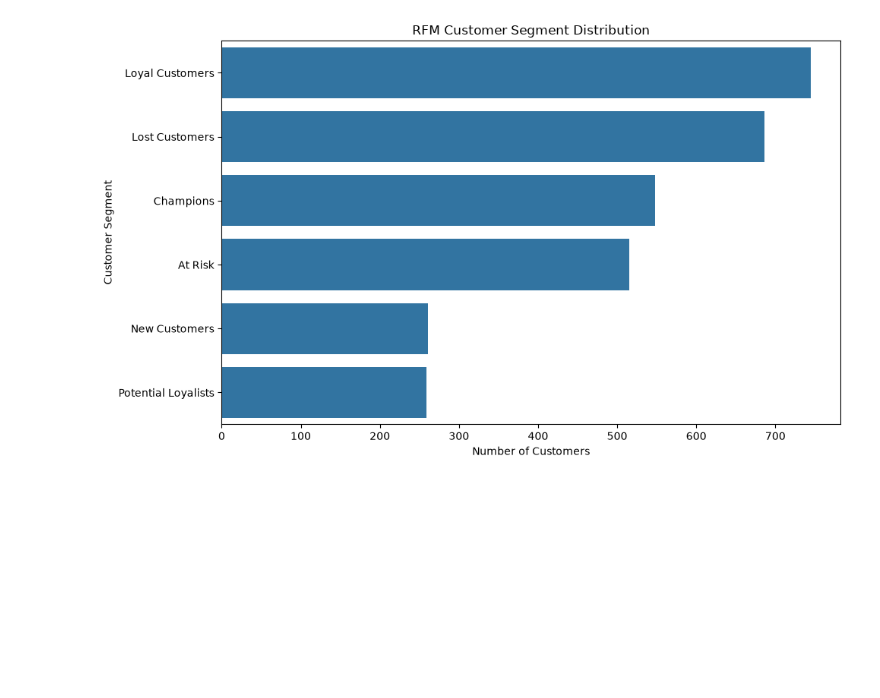
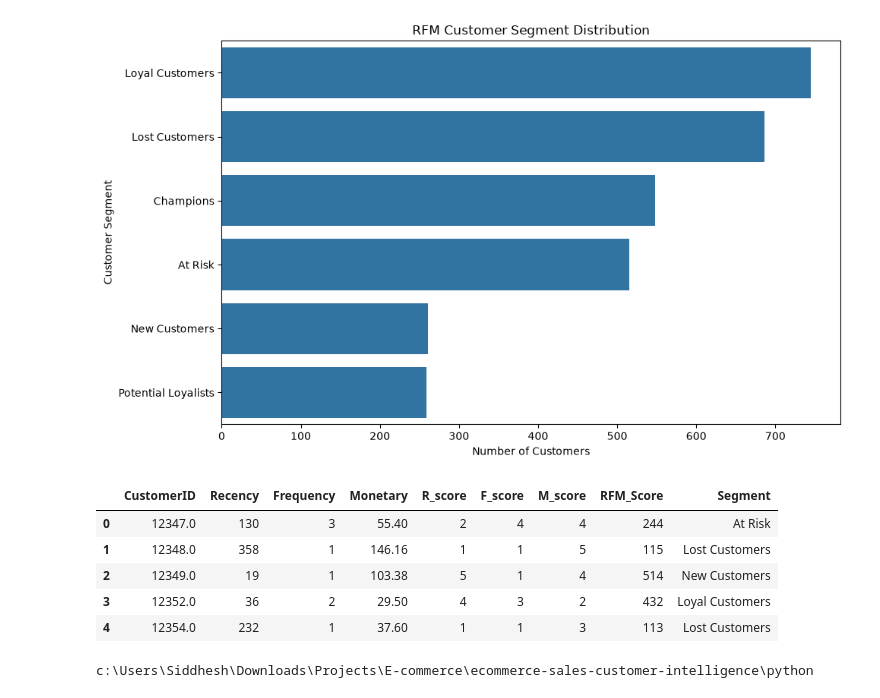
Before and after one commit to bhalekarsiddhesh45-sys/Ecommerce-Sales-Customer-Intelligence, a Jupyter notebook: python/04_customer_analysis_rfm.ipynb, the cells around one changed output. Cells and saved outputs as stored; diff of their text form; code cells hidden in the pictures; blank space fills up the shorter version.

```diff
--- a/python/04_customer_analysis_rfm.ipynb
+++ b/python/04_customer_analysis_rfm.ipynb
@@ -99,3 +99,12 @@ plt.tight_layout()
 plt.show()
 # %% [output]
 [figure]
+# %%
+rfm.head()
+# %% [output]
+|  | CustomerID | Recency | Frequency | Monetary | R_score | F_score | M_score | RFM_Score | Segment |
+| 0 | 12347.0 | 130 | 3 | 55.40 | 2 | 4 | 4 | 244 | At Risk |
+| 1 | 12348.0 | 358 | 1 | 146.16 | 1 | 1 | 5 | 115 | Lost Customers |
+| 2 | 12349.0 | 19 | 1 | 103.38 | 5 | 1 | 4 | 514 | New Customers |
+| 3 | 12352.0 | 36 | 2 | 29.50 | 4 | 3 | 2 | 432 | Loyal Customers |
+| 4 | 12354.0 | 232 | 1 | 37.60 | 1 | 1 | 3 | 113 | Lost Customers |
@@ -101,0 +113,5 @@ plt.show()
+# %%
+import os
+print(os.getcwd())
+# %% [output]
+c:\Users\Siddhesh\Downloads\Projects\E-commerce\ecommerce-sales-customer-intelligence\python
```
Also changed, not shown: parts of 2 cells of this notebook.
